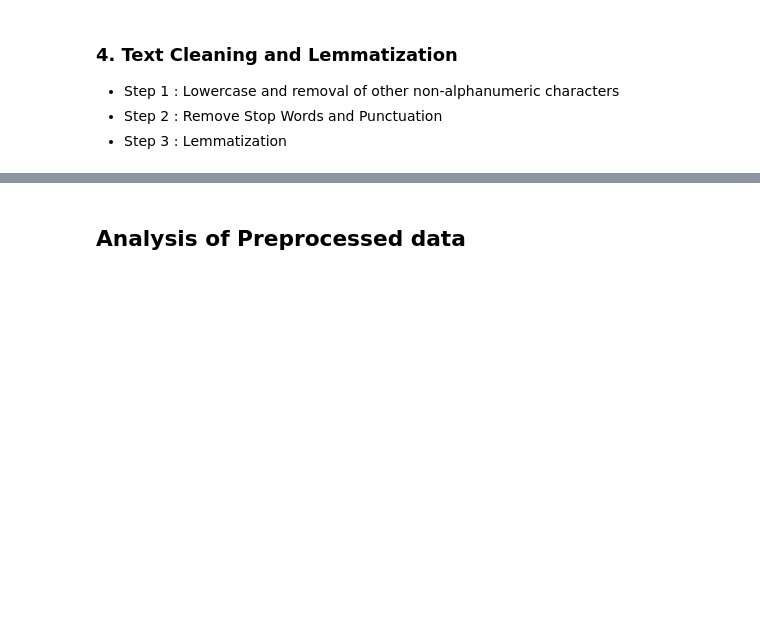
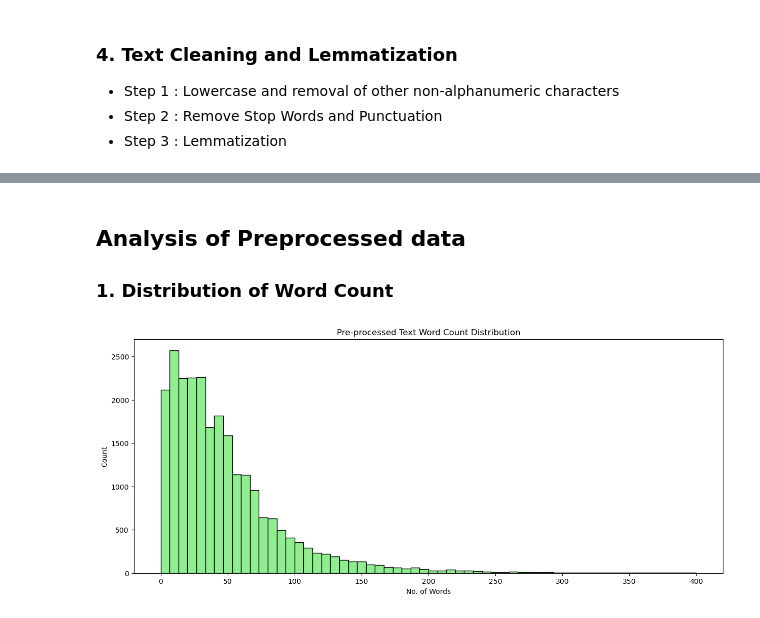
Before and after one commit to dhanavikram/ProductReviewClassification, a Jupyter notebook: main.ipynb, the cells around one changed output, grey strips where cells are left out. Saved outputs shown, nothing was run; the diff lists cells and outputs as text; code cells hidden in the pictures; blank space fills up the shorter version.

```diff
--- a/main.ipynb
+++ b/main.ipynb
@@ -154,3 +160,28 @@ preproc_df.head()
 | 4 | 5.0 | Great hand lotion! | Great hand lotion. Soaks right in... | Great hand lotion! Great hand lot... | 1 | great hand lotion great hand loti... | great hand lotion great hand loti... |
 # %% [markdown]
 ## Analysis of Preprocessed data
+
+### 1. Distribution of Word Count
+# %%
+# Function to remove empty reviews if available
+def remove_empty_val(l):
+    for i in l:
+        if(i == ''):
+            l.pop(l.index(i))
+
+# Loop to find length of each review and store it in a lst
+pre_text_length = []
+for i in preproc_df['preprocessed_text_spacy']:
+    x1 = i.split(' ')
+    remove_empty_val(x1)
+    pre_text_length.append(len(x1))
+
+# Histogram of word count
+fig = plt.figure(figsize = (15, 6))
+plt.hist(pre_text_length,bins = 60, range = [0,400], edgecolor = 'black',color = 'lightgreen')
+plt.ylabel('Count')
+plt.xlabel('No. of Words')
+plt.title('Pre-processed Text Word Count Distribution')
+plt.show()
+# %% [output]
+[figure, added]
```
Also changed, not shown: parts of 12 cells of this notebook.
